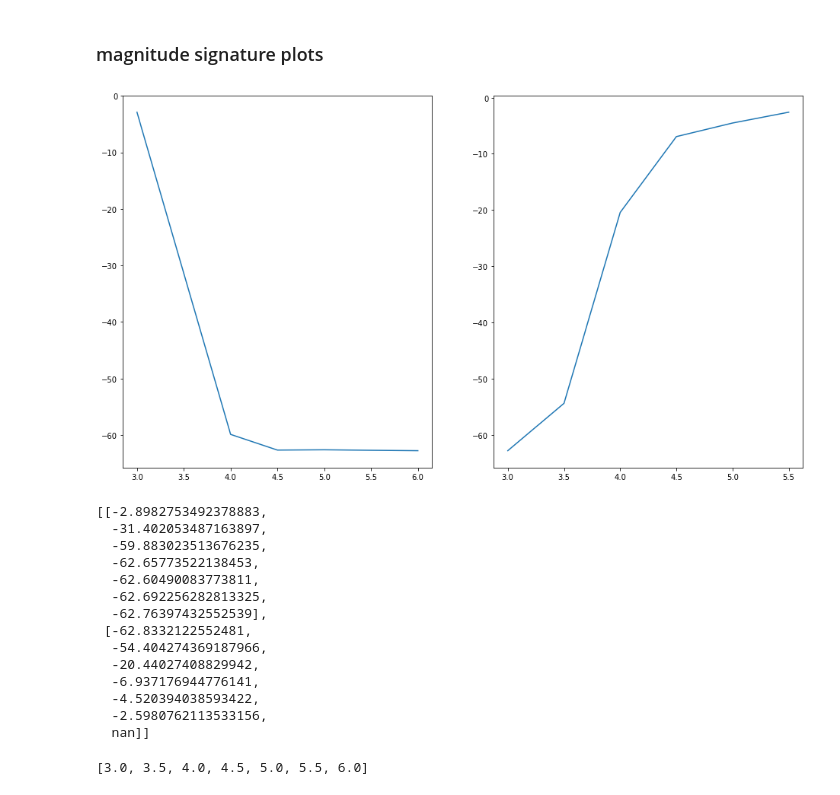
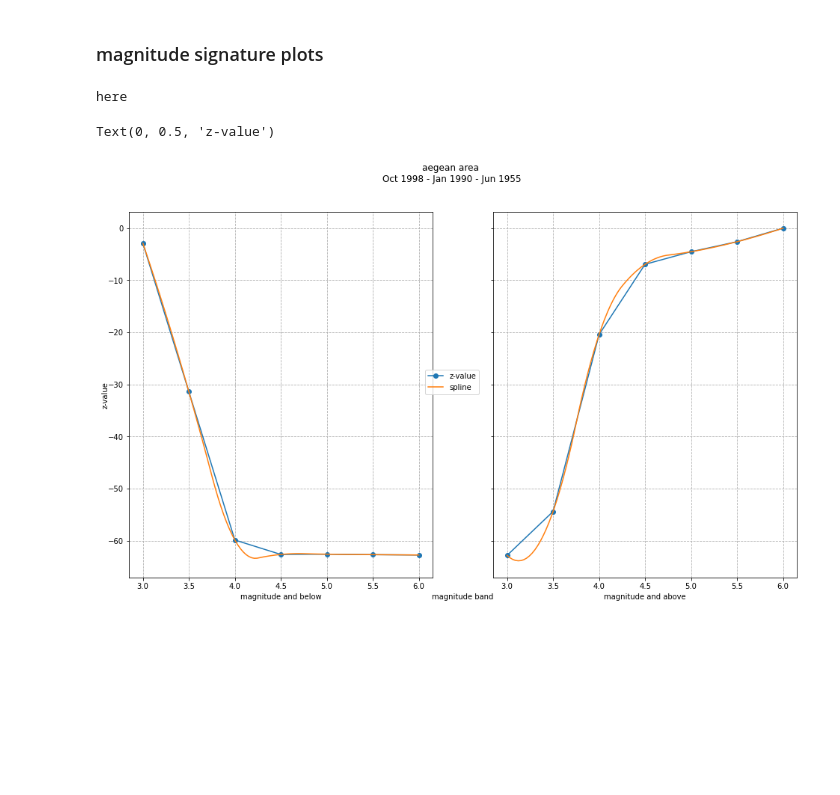
Before and after one commit to float3rs/dL, a Jupyter notebook: final/project1.ipynb, the cells around one changed output. Cells and saved outputs as stored; diff of their text form; code cells hidden in the pictures; blank space fills up the shorter version.

```diff
--- a/final/project1.ipynb
+++ b/final/project1.ipynb
@@ -633,7 +634,7 @@ df_papr_fig5L = df_papr[filtr].copy()
 # %% [markdown]
 ### plot creation
 # %%
-(fig5, ax5) = pyplot.subplots(nrows=3, ncols=2, sharex=True, figsize=(16, 15))
+(fig5, ax5) = pyplot.subplots(nrows=3, ncols=2, sharex=True, figsize=(12, 15))
 
 x_fig5a = df_papr_fig5a.index
 y_fig5a = df_papr_fig5a['event']
@@ -1142,40 +1143,46 @@ z
 # %% [markdown]
 ### magnitude signature plots
 # %%
-(fig7, ax7) = pyplot.subplots(nrows=1, ncols=2, figsize=(16, 9))
+(fig7, ax7) = pyplot.subplots(nrows=1, ncols=2, sharey=True, figsize=(16, 9))
 
 x_fig7 = [None for k in range(0, 7)]
 y_fig7 = [[None for k in range(0, 7)] for j in range(0, 2)]
 
 for k in range(0,7):
     x_fig7[k] = (3.0 + (0.5 * k))
 
 for j in range(0, 2):
     for k in range(0, 7):
         y_fig7[j][k] = z[j][k]
+        if (y_fig7[j][k].astype(str) == 'nan'):
+            print('here')
+            y_fig7[j][k] = 0.0
 
 for j in range(0,2):
-    ax7[j].plot(x_fig7, y_fig7[j])
+    ax7[j].plot(x_fig7, y_fig7[j], marker='o')
+
+x_fig7_smooth = numpy.linspace(3.0, 6.0, 100)
+
+for j in range(0, 2):
+    spl = interpolate.make_interp_spline(x_fig7, y_fig7[j], k=2)
+    y_fig7_smooth = spl(x_fig7_smooth)
+    ax7[j].plot(x_fig7_smooth, y_fig7_smooth)
+
+
+fig7.suptitle('aegean area \nOct 1998 - Jan 1990 - Jun 1955')
+fig7.legend(('z-value', 'spline'), loc='center')
+
+ax7[0].set_xlabel('magnitude and below')
+ax7[1].set_xlabel('magnitude and above')
+
+for j in range(0,2):
+    ax7[j].grid(True, linestyle='--')
+
+fig7.add_subplot(111, frame_on=False)
+pyplot.tick_params(labelcolor="none", bottom=False, left=False)
+pyplot.xlabel("magnitude band")
+pyplot.ylabel("z-value")
 # %% [output]
+here
+Text(0, 0.5, 'z-value')
-[figure, old version]
+[figure, new version]
-# %%
-x_fig7
-# %% [output]
-[[-2.8982753492378883,
-  -31.402053487163897,
-  -59.883023513676235,
-  -62.65773522138453,
-  -62.60490083773811,
-  -62.692256282813325,
-  -62.76397432552539],
- [-62.8332122552481,
-  -54.404274369187966,
-  -20.44027408829942,
-  -6.937176944776141,
-  -4.520394038593422,
-  -2.5980762113533156,
-  nan]]
-# %%
-y_fig7
-# %% [output]
-[3.0, 3.5, 4.0, 4.5, 5.0, 5.5, 6.0]
```
Also changed, not shown: parts of 2 cells of this notebook.
